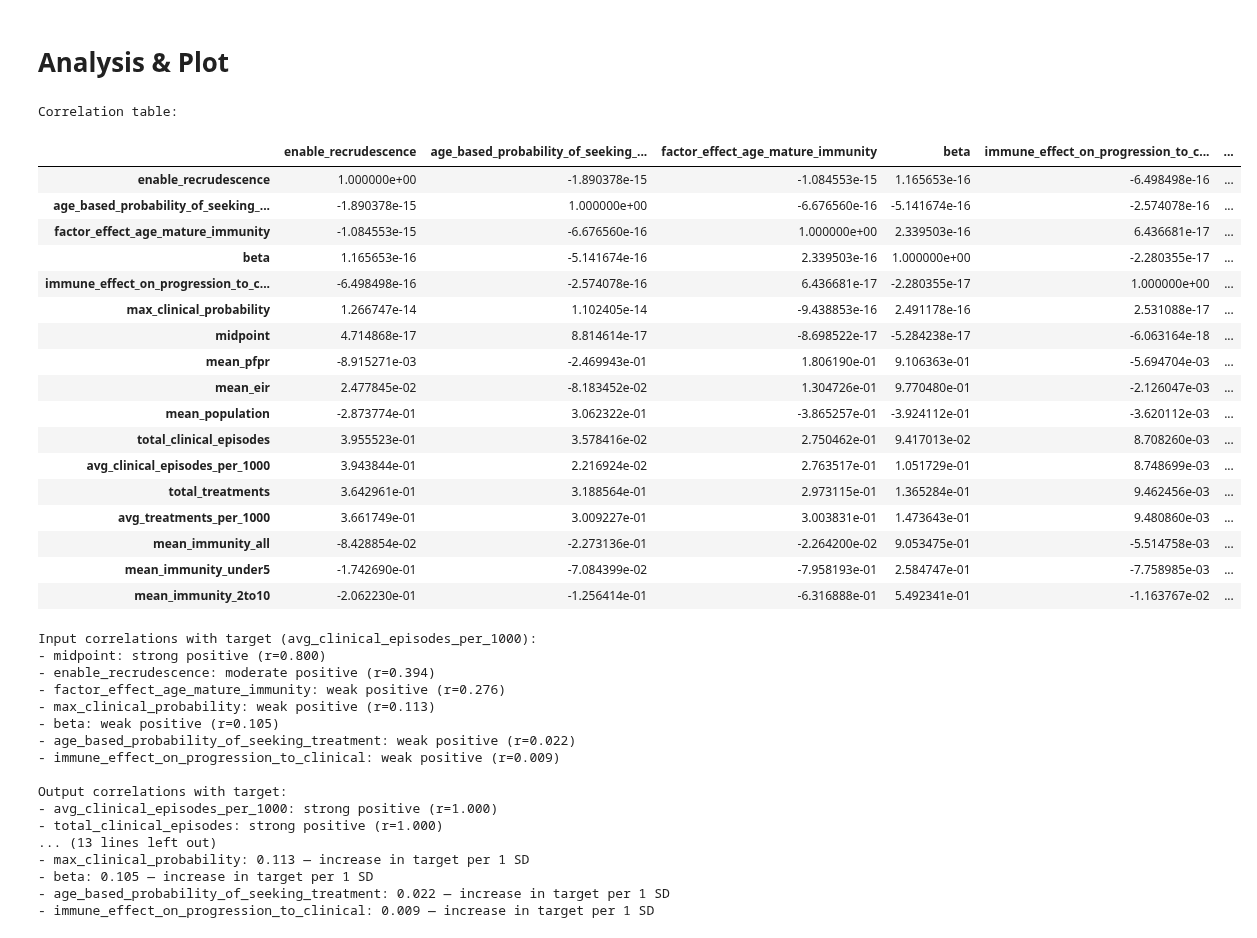
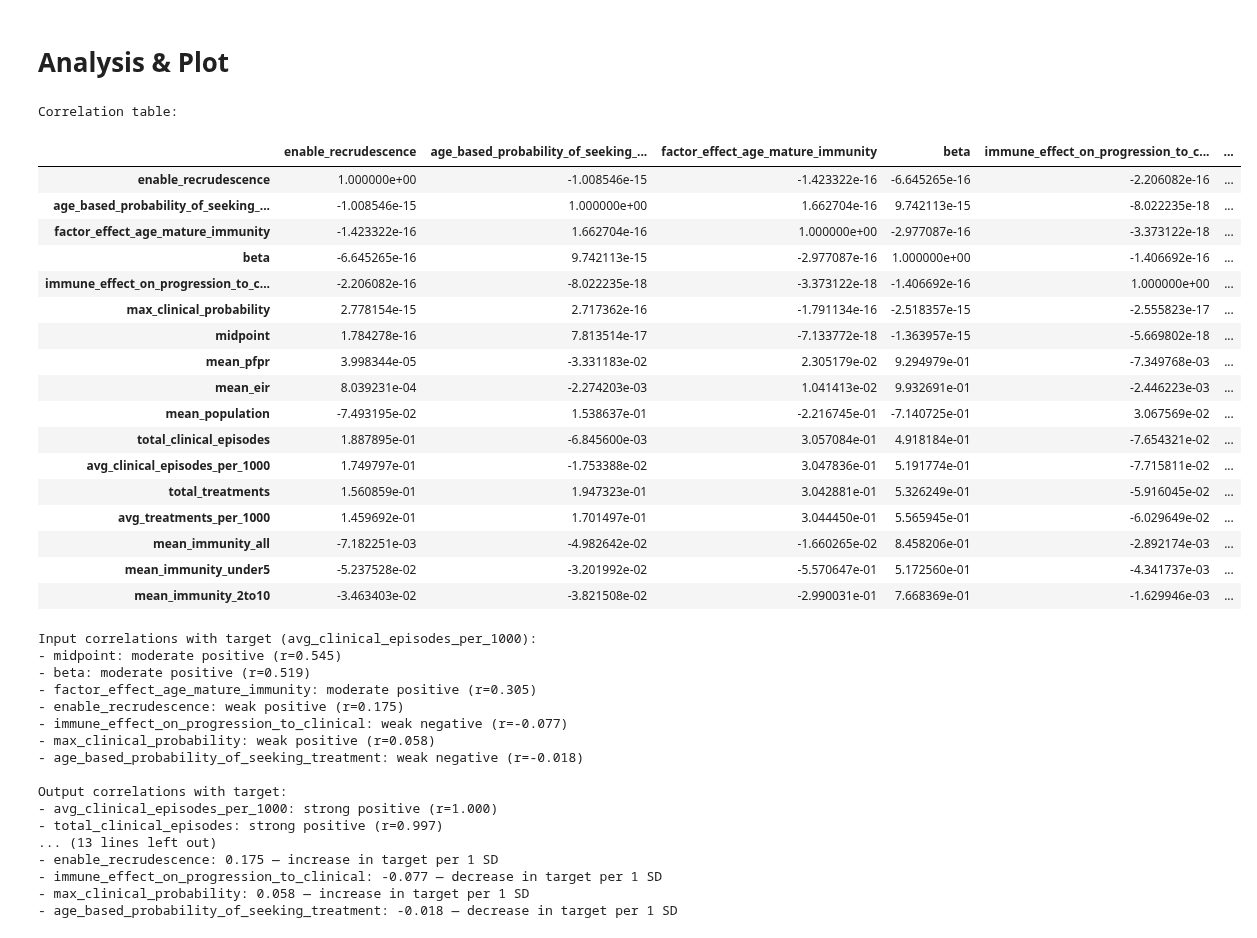
Before and after one commit to bonilab/malasim-v6-SURF, a Jupyter notebook: notebooks/clinical_episodes_analysis.ipynb, the cells around one changed output. Cells and saved outputs as stored; diff of their text form; code cells hidden in the pictures.

```diff
--- a/notebooks/clinical_episodes_analysis.ipynb
+++ b/notebooks/clinical_episodes_analysis.ipynb
@@ -397,8 +597,9 @@ from sklearn.preprocessing import StandardScaler
 from sklearn.linear_model import LinearRegression
 
 # Load data
-os.chdir("/Users/neo/Projects/temple/malasim/build/bin")
-path = "./clinical_episodes_results_Jan30.csv"
+BASE_DIR = "/Volumes/NeoData/Projects/temple/v6_analysis/clinical_episodes_sens"
+
+path = os.path.join(BASE_DIR, "clinical_episodes_results.csv")
 df = pd.read_csv(path)
 
 # Define inputs and outputs
@@ -464,67 +665,67 @@ def interpret_r(r: float) -> str:
         strength = "moderate"
     else:
         strength = "weak"
     sign = "positive" if r > 0 else "negative" if r < 0 else "no"
     return f"{strength} {sign} (r={r:.3f})"
 
 def interpret_coef(c: float) -> str:
     direction = "increase" if c > 0 else "decrease" if c < 0 else "no change"
     return f"{c:.3f} — {direction} in target per 1 SD"
 
 def sort_by_abs(s: pd.Series) -> pd.Series:
     s = pd.to_numeric(s, errors="coerce").dropna()
     return s.reindex(s.abs().sort_values(ascending=False).index)
 
 def safe_print(title: str, s: pd.Series, interpret_fn):
     print(f"\n{title}")
     s_sorted = sort_by_abs(s)
     if s_sorted.empty:
         print("- (no valid values)")
         return
     for name, v in s_sorted.items():
         print(f"- {name}: {interpret_fn(v)}")
 
 # ---- Output ----
 safe_print("Input correlations with target (avg_clinical_episodes_per_1000):", corr_inputs, interpret_r)
 safe_print("Output correlations with target:", corr_outputs, interpret_r)
 safe_print("Standardized linear regression coefficients (effect on target per 1 SD):", regression_effects, interpret_coef)
 # %% [output]
 Correlation table:
 |  | enable_recrudescence | age_based_probability_of_seeking_... | factor_effect_age_mature_immunity | beta | immune_effect_on_progression_to_c... | ... |
-| enable_recrudescence | 1.000000e+00 | -1.890378e-15 | -1.084553e-15 | 1.165653e-16 | -6.498498e-16 | ... |
-| age_based_probability_of_seeking_... | -1.890378e-15 | 1.000000e+00 | -6.676560e-16 | -5.141674e-16 | -2.574078e-16 | ... |
-| factor_effect_age_mature_immunity | -1.084553e-15 | -6.676560e-16 | 1.000000e+00 | 2.339503e-16 | 6.436681e-17 | ... |
-| beta | 1.165653e-16 | -5.141674e-16 | 2.339503e-16 | 1.000000e+00 | -2.280355e-17 | ... |
-| immune_effect_on_progression_to_c... | -6.498498e-16 | -2.574078e-16 | 6.436681e-17 | -2.280355e-17 | 1.000000e+00 | ... |
-| max_clinical_probability | 1.266747e-14 | 1.102405e-14 | -9.438853e-16 | 2.491178e-16 | 2.531088e-17 | ... |
-| midpoint | 4.714868e-17 | 8.814614e-17 | -8.698522e-17 | -5.284238e-17 | -6.063164e-18 | ... |
-| mean_pfpr | -8.915271e-03 | -2.469943e-01 | 1.806190e-01 | 9.106363e-01 | -5.694704e-03 | ... |
-| mean_eir | 2.477845e-02 | -8.183452e-02 | 1.304726e-01 | 9.770480e-01 | -2.126047e-03 | ... |
-| mean_population | -2.873774e-01 | 3.062322e-01 | -3.865257e-01 | -3.924112e-01 | -3.620112e-03 | ... |
-| total_clinical_episodes | 3.955523e-01 | 3.578416e-02 | 2.750462e-01 | 9.417013e-02 | 8.708260e-03 | ... |
-| avg_clinical_episodes_per_1000 | 3.943844e-01 | 2.216924e-02 | 2.763517e-01 | 1.051729e-01 | 8.748699e-03 | ... |
-| total_treatments | 3.642961e-01 | 3.188564e-01 | 2.973115e-01 | 1.365284e-01 | 9.462456e-03 | ... |
-| avg_treatments_per_1000 | 3.661749e-01 | 3.009227e-01 | 3.003831e-01 | 1.473643e-01 | 9.480860e-03 | ... |
-| mean_immunity_all | -8.428854e-02 | -2.273136e-01 | -2.264200e-02 | 9.053475e-01 | -5.514758e-03 | ... |
-| mean_immunity_under5 | -1.742690e-01 | -7.084399e-02 | -7.958193e-01 | 2.584747e-01 | -7.758985e-03 | ... |
-| mean_immunity_2to10 | -2.062230e-01 | -1.256414e-01 | -6.316888e-01 | 5.492341e-01 | -1.163767e-02 | ... |
+| enable_recrudescence | 1.000000e+00 | -1.008546e-15 | -1.423322e-16 | -6.645265e-16 | -2.206082e-16 | ... |
+| age_based_probability_of_seeking_... | -1.008546e-15 | 1.000000e+00 | 1.662704e-16 | 9.742113e-15 | -8.022235e-18 | ... |
+| factor_effect_age_mature_immunity | -1.423322e-16 | 1.662704e-16 | 1.000000e+00 | -2.977087e-16 | -3.373122e-18 | ... |
+| beta | -6.645265e-16 | 9.742113e-15 | -2.977087e-16 | 1.000000e+00 | -1.406692e-16 | ... |
+| immune_effect_on_progression_to_c... | -2.206082e-16 | -8.022235e-18 | -3.373122e-18 | -1.406692e-16 | 1.000000e+00 | ... |
+| max_clinical_probability | 2.778154e-15 | 2.717362e-16 | -1.791134e-16 | -2.518357e-15 | -2.555823e-17 | ... |
+| midpoint | 1.784278e-16 | 7.813514e-17 | -7.133772e-18 | -1.363957e-15 | -5.669802e-18 | ... |
+| mean_pfpr | 3.998344e-05 | -3.331183e-02 | 2.305179e-02 | 9.294979e-01 | -7.349768e-03 | ... |
+| mean_eir | 8.039231e-04 | -2.274203e-03 | 1.041413e-02 | 9.932691e-01 | -2.446223e-03 | ... |
+| mean_population | -7.493195e-02 | 1.538637e-01 | -2.216745e-01 | -7.140725e-01 | 3.067569e-02 | ... |
+| total_clinical_episodes | 1.887895e-01 | -6.845600e-03 | 3.057084e-01 | 4.918184e-01 | -7.654321e-02 | ... |
+| avg_clinical_episodes_per_1000 | 1.749797e-01 | -1.753388e-02 | 3.047836e-01 | 5.191774e-01 | -7.715811e-02 | ... |
+| total_treatments | 1.560859e-01 | 1.947323e-01 | 3.042881e-01 | 5.326249e-01 | -5.916045e-02 | ... |
+| avg_treatments_per_1000 | 1.459692e-01 | 1.701497e-01 | 3.044450e-01 | 5.565945e-01 | -6.029649e-02 | ... |
+| mean_immunity_all | -7.182251e-03 | -4.982642e-02 | -1.660265e-02 | 8.458206e-01 | -2.892174e-03 | ... |
+| mean_immunity_under5 | -5.237528e-02 | -3.201992e-02 | -5.570647e-01 | 5.172560e-01 | -4.341737e-03 | ... |
+| mean_immunity_2to10 | -3.463403e-02 | -3.821508e-02 | -2.990031e-01 | 7.668369e-01 | -1.629946e-03 | ... |
 Input correlations with target (avg_clinical_episodes_per_1000):
-- midpoint: strong positive (r=0.800)
-- enable_recrudescence: moderate positive (r=0.394)
-- factor_effect_age_mature_immunity: weak positive (r=0.276)
-- max_clinical_probability: weak positive (r=0.113)
-- beta: weak positive (r=0.105)
-- age_based_probability_of_seeking_treatment: weak positive (r=0.022)
-- immune_effect_on_progression_to_clinical: weak positive (r=0.009)
+- midpoint: moderate positive (r=0.545)
+- beta: moderate positive (r=0.519)
+- factor_effect_age_mature_immunity: moderate positive (r=0.305)
+- enable_recrudescence: weak positive (r=0.175)
+- immune_effect_on_progression_to_clinical: weak negative (r=-0.077)
+- max_clinical_probability: weak positive (r=0.058)
+- age_based_probability_of_seeking_treatment: weak negative (r=-0.018)
 
 Output correlations with target:
 - avg_clinical_episodes_per_1000: strong positive (r=1.000)
-- total_clinical_episodes: strong positive (r=1.000)
+- total_clinical_episodes: strong positive (r=0.997)
 ... (13 lines left out)
-- max_clinical_probability: 0.113 — increase in target per 1 SD
-- beta: 0.105 — increase in target per 1 SD
-- age_based_probability_of_seeking_treatment: 0.022 — increase in target per 1 SD
-- immune_effect_on_progression_to_clinical: 0.009 — increase in target per 1 SD
+- enable_recrudescence: 0.175 — increase in target per 1 SD
+- immune_effect_on_progression_to_clinical: -0.077 — decrease in target per 1 SD
+- max_clinical_probability: 0.058 — increase in target per 1 SD
+- age_based_probability_of_seeking_treatment: -0.018 — decrease in target per 1 SD
 # %%
 from scipy.stats import pearsonr
 import pandas as pd
```
Also changed, not shown: parts of 20 cells of this notebook, 1 other file.
